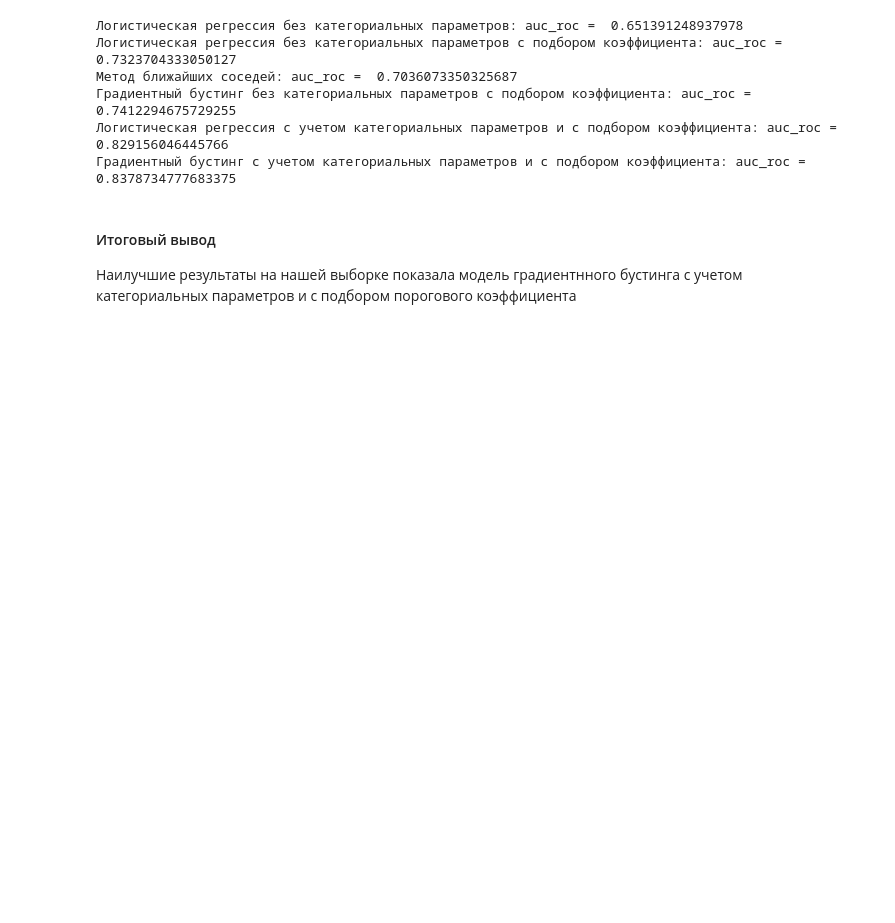
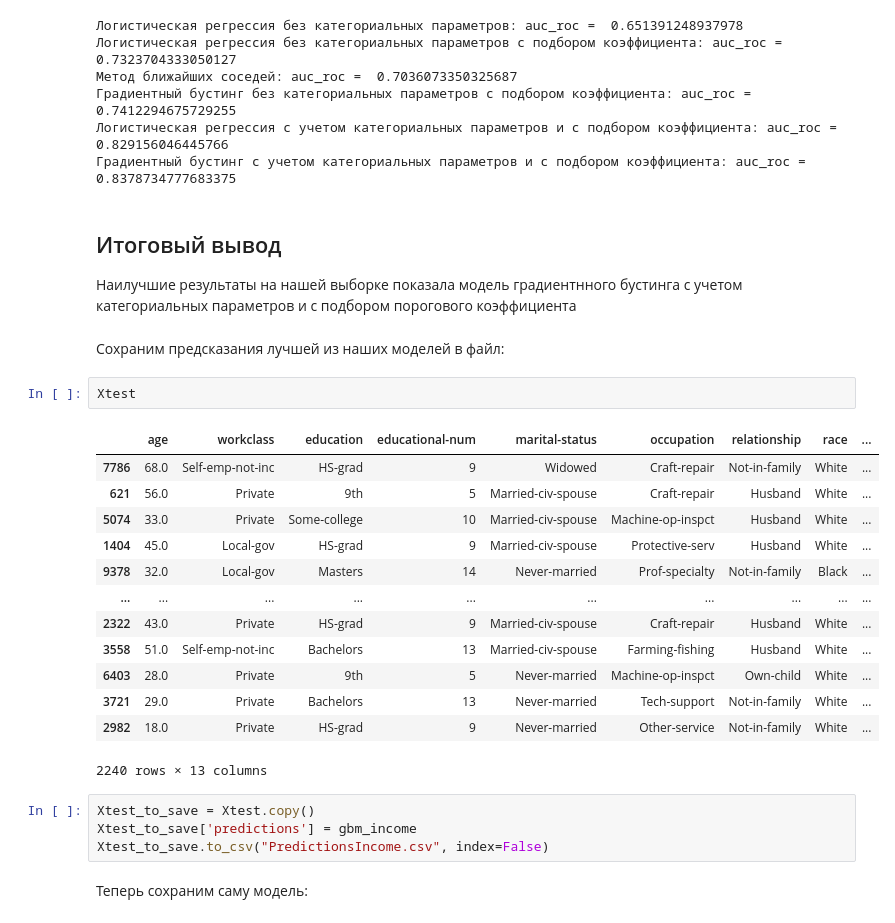
Before and after one commit to akazankina/202305_AK_Raiff_PracticalML_HSE, a Jupyter notebook: income_forecast/Raiff_EDA_modeling_income.ipynb, the cells around one changed output. Saved outputs shown, nothing was run; the diff lists cells and outputs as text; blank space fills up the shorter version.

```diff
--- a/income_forecast/Raiff_EDA_modeling_income.ipynb
+++ b/income_forecast/Raiff_EDA_modeling_income.ipynb
@@ -1439,6 +1410,30 @@ print("Градиентный бустинг с учетом категориа
 Логистическая регрессия с учетом категориальных параметров и с подбором коэффициента: auc_roc =  0.829156046445766
 Градиентный бустинг с учетом категориальных параметров и с подбором коэффициента: auc_roc =  0.8378734777683375
 # %% [markdown]
-#### Итоговый вывод
+## Итоговый вывод
 
 Наилучшие результаты на нашей выборке показала модель градиентнного бустинга с учетом категориальных параметров и с подбором порогового коэффициента
+# %% [markdown]
+Сохраним предсказания лучшей из наших моделей в файл:
+# %%
+Xtest
+# %% [output]
+|  | age | workclass | education | educational-num | marital-status | occupation | relationship | race | ... |
+| 7786 | 68.0 | Self-emp-not-inc | HS-grad | 9 | Widowed | Craft-repair | Not-in-family | White | ... |
+| 621 | 56.0 | Private | 9th | 5 | Married-civ-spouse | Craft-repair | Husband | White | ... |
+| 5074 | 33.0 | Private | Some-college | 10 | Married-civ-spouse | Machine-op-inspct | Husband | White | ... |
+| 1404 | 45.0 | Local-gov | HS-grad | 9 | Married-civ-spouse | Protective-serv | Husband | White | ... |
+| 9378 | 32.0 | Local-gov | Masters | 14 | Never-married | Prof-specialty | Not-in-family | Black | ... |
+| ... | ... | ... | ... | ... | ... | ... | ... | ... | ... |
+| 2322 | 43.0 | Private | HS-grad | 9 | Married-civ-spouse | Craft-repair | Husband | White | ... |
+| 3558 | 51.0 | Self-emp-not-inc | Bachelors | 13 | Married-civ-spouse | Farming-fishing | Husband | White | ... |
+| 6403 | 28.0 | Private | 9th | 5 | Never-married | Machine-op-inspct | Own-child | White | ... |
+| 3721 | 29.0 | Private | Bachelors | 13 | Never-married | Tech-support | Not-in-family | White | ... |
+| 2982 | 18.0 | Private | HS-grad | 9 | Never-married | Other-service | Not-in-family | White | ... |
+2240 rows × 13 columns
+# %%
+Xtest_to_save = Xtest.copy()
+Xtest_to_save['predictions'] = gbm_income
+Xtest_to_save.to_csv("PredictionsIncome.csv", index=False)
+# %% [markdown]
+Теперь сохраним саму модель:
```
Also changed, not shown: parts of 12 cells of this notebook, 2 other files.
